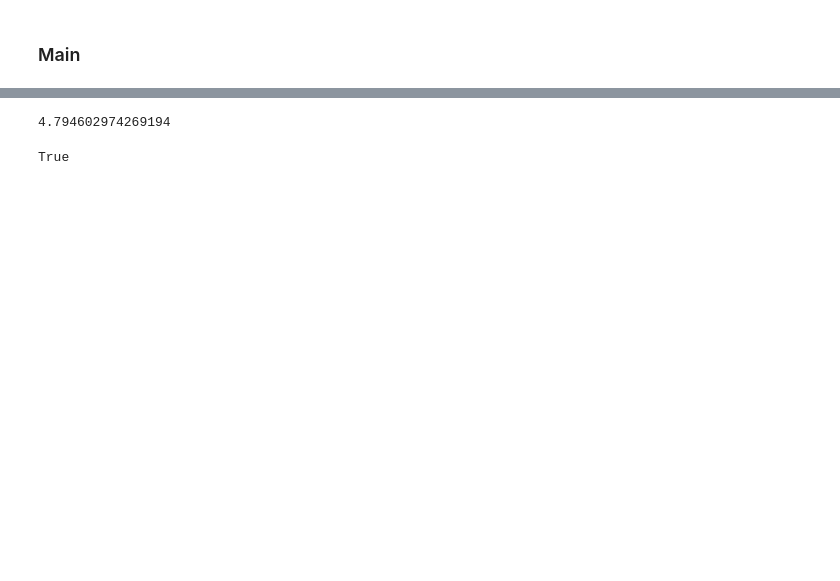
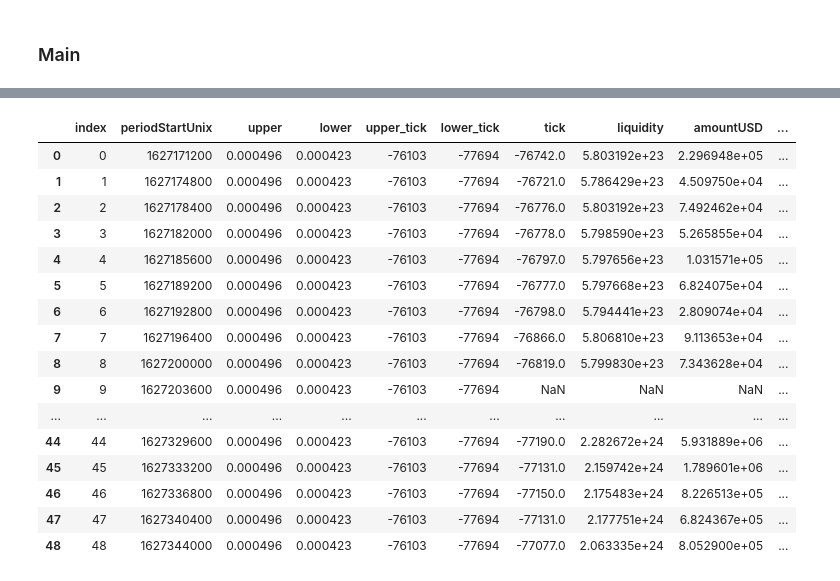
Before and after one commit to punwai/uniswapv3_backtest, a Jupyter notebook: get_positions.ipynb, the cells around one changed output, grey strips where cells are left out. Drawn from its saved outputs; the diff is of its cells as text; code cells hidden in the pictures; blank space fills up the shorter version.

Commit message:
add load_data.py function, get fees works now, need to check integrity

```diff
--- a/get_positions.ipynb
+++ b/get_positions.ipynb
@@ -214,3 +161,18 @@ def get_cost():
+# %%
+def calculate_pnl_from_positions(df_merged, df_positions):
+
+    merge_feat = ['periodStartUnix', 'tick','liquidity','amountUSD']
+    df_positions_fees = df_positions.merge(df_merged[merge_feat], how='left', on='periodStartUnix')
+    df_positions_fees['liquidity'] = df_positions_fees['liquidity'].astype(float)
+
+    df_positions_fees = df_positions_fees.reset_index() # cleaning it just in case
+    for index, row in df_positions_fees.iterrows():
+        row = row.copy()
+        fees = get_fees(row['lower_tick'],row['upper_tick'],row['tick'],float(row['liquidity']),row['amountUSD'],
+                                                MINT_AMT0, MINT_AMT1, DECIMAL0, DECIMAL1, FEETIER)
+        df_positions_fees.loc[index, 'fees'] = fees
+
+    return df_positions_fees
 # %% [markdown]
 ### Main
 # %%
@@ -224,9 +186,9 @@ def get_cost():
 # - Fee income = (L_you/L_pool) * swap volume under fixed time period (USD) * pool_fee_rate/100
 # %%
 # STEP 0:  PROVIDE BY USERS
-UPPER = 1/2197.405 # token1 per token0 (in terms of price)
-LOWER = 0.00043# 1/2376.6075
-FEETIER = '3000' # 0.3 = 3000/10000
+UPPER = 1/2017.9452 # token1 per token0 (in terms of price)
+LOWER = 1/2365.8978 # 1/2376.6075
+FEETIER = '500' # 0.3 = 3000/10000
 TOKEN0 = 'DAI'
 TOKEN1 = 'WETH'
 MINT_TIME = 1627171200 # needs to start with the hour (unixTime % 3600 = 0)
@@ -254,3 +220,9 @@ get_token_id: WETH
 # %%
 # STEP 3 (TODO): Generate df_positions
+df_positions = get_positions_fixed_strategy(MINT_TIME, BURN_TIME, UPPER, LOWER)
+# %%
+# STEP 4 (TODO): Calculate Fees, IL and PNL at each hour, and append to df_positions
+df_merged = pd.read_csv('../data/df_merged_DAI-WETH-3000-timestamp-1627466400-1620158400.csv')
+df_positions_fees = calculate_pnl_from_positions(df_merged, df_positions)
+df_positions_fees['fees'].sum()
 # %%
@@ -267,9 +229,0 @@ SWAP_VOLUME = 671187.484515 # DF_MERGE['amountUSD'] - of that hour
-# %%
-inRange
-fees
-# %% [output]
-4.794602974269194
-# %%
-df_merged.shape[0] > 1
-# %% [output]
-True
@@ -289 +230,21 @@ liquidity, upper, lower, change_positions[0,1]
+# %%
+df_positions_fees
+# %% [output]
+|  | index | periodStartUnix | upper | lower | upper_tick | lower_tick | tick | liquidity | amountUSD | ... |
+| 0 | 0 | 1627171200 | 0.000496 | 0.000423 | -76103 | -77694 | -76742.0 | 5.803192e+23 | 2.296948e+05 | ... |
+| 1 | 1 | 1627174800 | 0.000496 | 0.000423 | -76103 | -77694 | -76721.0 | 5.786429e+23 | 4.509750e+04 | ... |
+| 2 | 2 | 1627178400 | 0.000496 | 0.000423 | -76103 | -77694 | -76776.0 | 5.803192e+23 | 7.492462e+04 | ... |
+| 3 | 3 | 1627182000 | 0.000496 | 0.000423 | -76103 | -77694 | -76778.0 | 5.798590e+23 | 5.265855e+04 | ... |
+| 4 | 4 | 1627185600 | 0.000496 | 0.000423 | -76103 | -77694 | -76797.0 | 5.797656e+23 | 1.031571e+05 | ... |
+| 5 | 5 | 1627189200 | 0.000496 | 0.000423 | -76103 | -77694 | -76777.0 | 5.797668e+23 | 6.824075e+04 | ... |
+| 6 | 6 | 1627192800 | 0.000496 | 0.000423 | -76103 | -77694 | -76798.0 | 5.794441e+23 | 2.809074e+04 | ... |
+| 7 | 7 | 1627196400 | 0.000496 | 0.000423 | -76103 | -77694 | -76866.0 | 5.806810e+23 | 9.113653e+04 | ... |
+| 8 | 8 | 1627200000 | 0.000496 | 0.000423 | -76103 | -77694 | -76819.0 | 5.799830e+23 | 7.343628e+04 | ... |
+| 9 | 9 | 1627203600 | 0.000496 | 0.000423 | -76103 | -77694 | NaN | NaN | NaN | ... |
+| ... | ... | ... | ... | ... | ... | ... | ... | ... | ... | ... |
+| 44 | 44 | 1627329600 | 0.000496 | 0.000423 | -76103 | -77694 | -77190.0 | 2.282672e+24 | 5.931889e+06 | ... |
+| 45 | 45 | 1627333200 | 0.000496 | 0.000423 | -76103 | -77694 | -77131.0 | 2.159742e+24 | 1.789601e+06 | ... |
+| 46 | 46 | 1627336800 | 0.000496 | 0.000423 | -76103 | -77694 | -77150.0 | 2.175483e+24 | 8.226513e+05 | ... |
+| 47 | 47 | 1627340400 | 0.000496 | 0.000423 | -76103 | -77694 | -77131.0 | 2.177751e+24 | 6.824367e+05 | ... |
+| 48 | 48 | 1627344000 | 0.000496 | 0.000423 | -76103 | -77694 | -77077.0 | 2.063335e+24 | 8.052900e+05 | ... |
 # %%
```
Also changed, not shown: parts of 22 cells of this notebook, 5 other files.
